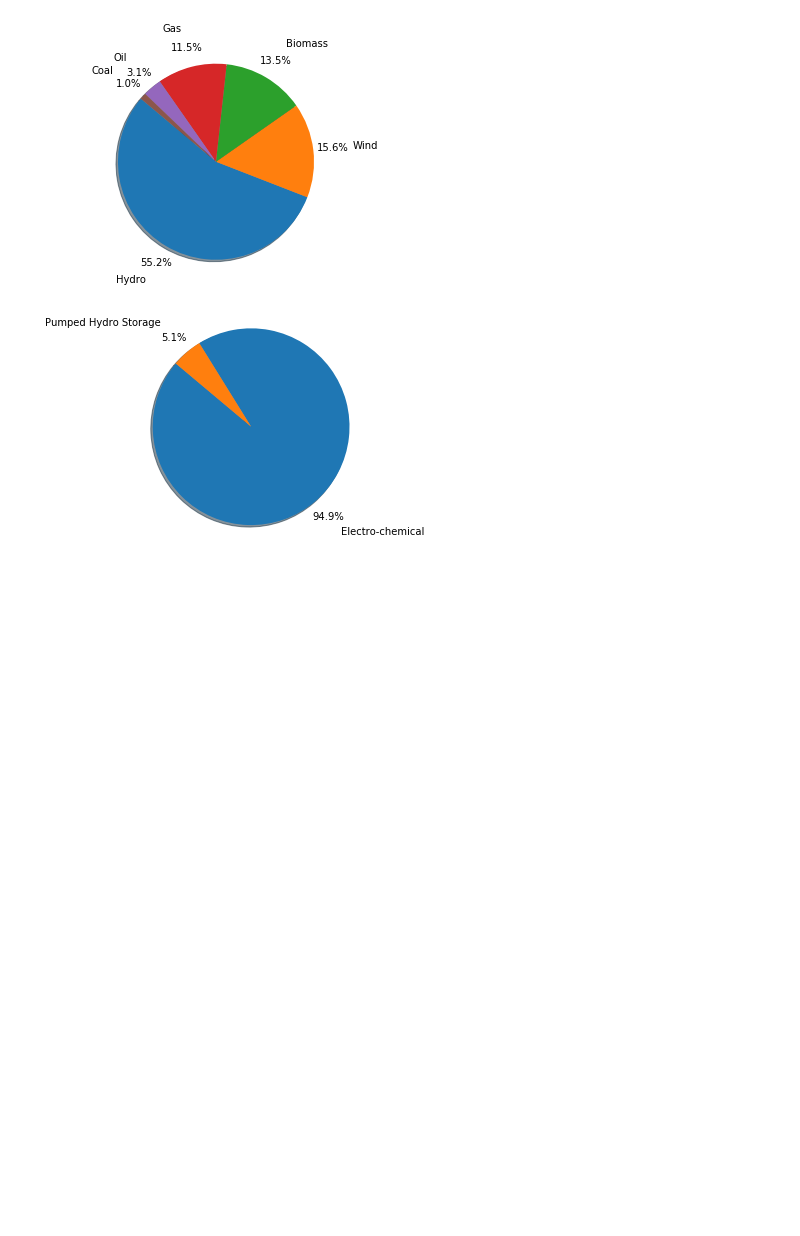
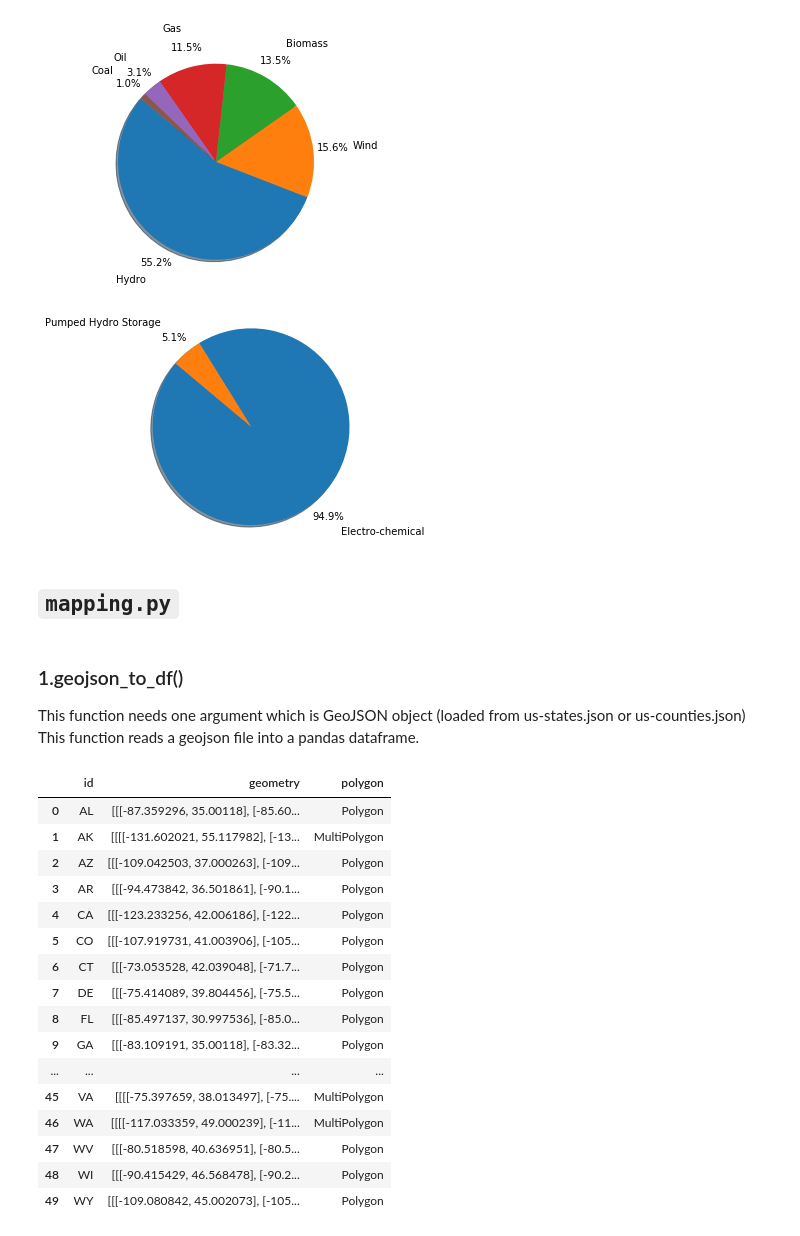
Before and after one commit to DIRECT-Energy-Storage/ELA, a Jupyter notebook: Demo_notebook.ipynb, the cells around one changed output. Cells and saved outputs as stored; diff of their text form; code cells hidden in the pictures; blank space fills up the shorter version.

Commit message:
mapping demos added

```diff
--- a/Demo_notebook.ipynb
+++ b/Demo_notebook.ipynb
@@ -160,3 +162,34 @@ ela.graph_state_breakdown('WA',gen_data)
 ela.graph_state_breakdown('WA',stor_data)
 # %% [output]
 [figure]
+# %% [markdown]
+## `mapping.py`
+# %%
+with open('./ela/data/us-states.json') as f:
+    states = json.load(f)
+with open('./ela/data/us-counties.json') as f:
+    counties = json.load(f)
+# %% [markdown]
+### 1.geojson_to_df()
+This function needs one argument which is GeoJSON object (loaded from us-states.json or us-counties.json)
+This function reads a geojson file into a pandas dataframe.
+# %%
+ela.geojson_to_df(states)
+# %% [output]
+|  | id | geometry | polygon |
+| 0 | AL | [[[-87.359296, 35.00118], [-85.60... | Polygon |
+| 1 | AK | [[[[-131.602021, 55.117982], [-13... | MultiPolygon |
+| 2 | AZ | [[[-109.042503, 37.000263], [-109... | Polygon |
+| 3 | AR | [[[-94.473842, 36.501861], [-90.1... | Polygon |
+| 4 | CA | [[[-123.233256, 42.006186], [-122... | Polygon |
+| 5 | CO | [[[-107.919731, 41.003906], [-105... | Polygon |
+| 6 | CT | [[[-73.053528, 42.039048], [-71.7... | Polygon |
+| 7 | DE | [[[-75.414089, 39.804456], [-75.5... | Polygon |
+| 8 | FL | [[[-85.497137, 30.997536], [-85.0... | Polygon |
+| 9 | GA | [[[-83.109191, 35.00118], [-83.32... | Polygon |
+| ... | ... | ... | ... |
+| 45 | VA | [[[[-75.397659, 38.013497], [-75.... | MultiPolygon |
+| 46 | WA | [[[[-117.033359, 49.000239], [-11... | MultiPolygon |
+| 47 | WV | [[[-80.518598, 40.636951], [-80.5... | Polygon |
+| 48 | WI | [[[-90.415429, 46.568478], [-90.2... | Polygon |
+| 49 | WY | [[[-109.080842, 45.002073], [-105... | Polygon |
```
Also changed, not shown: parts of 11 cells of this notebook.
